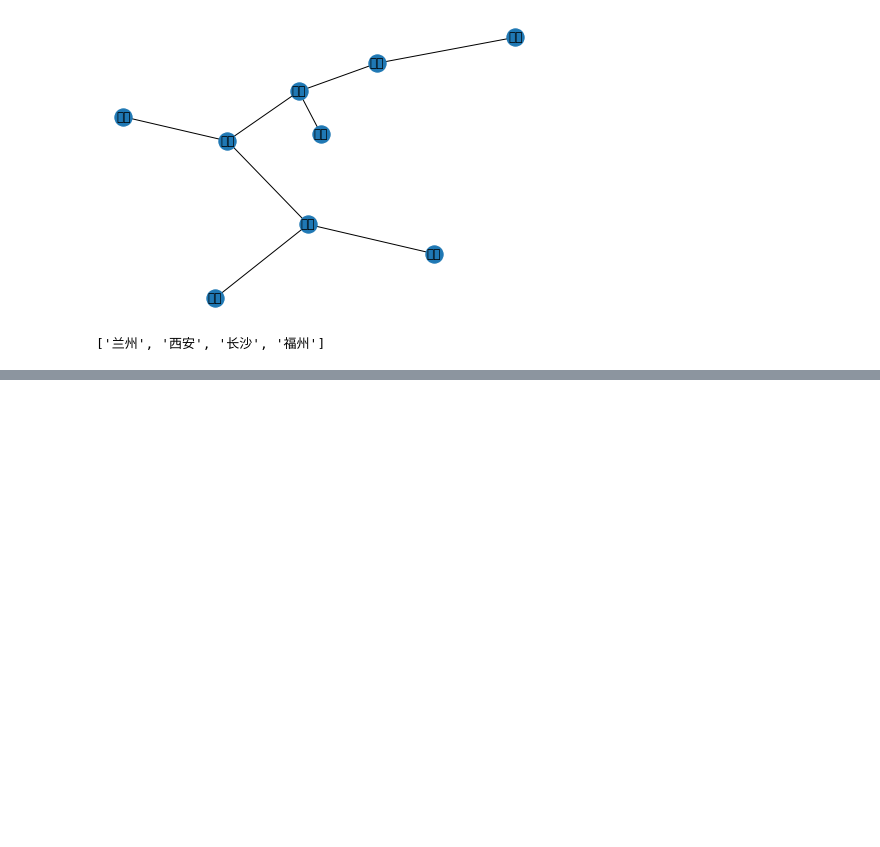
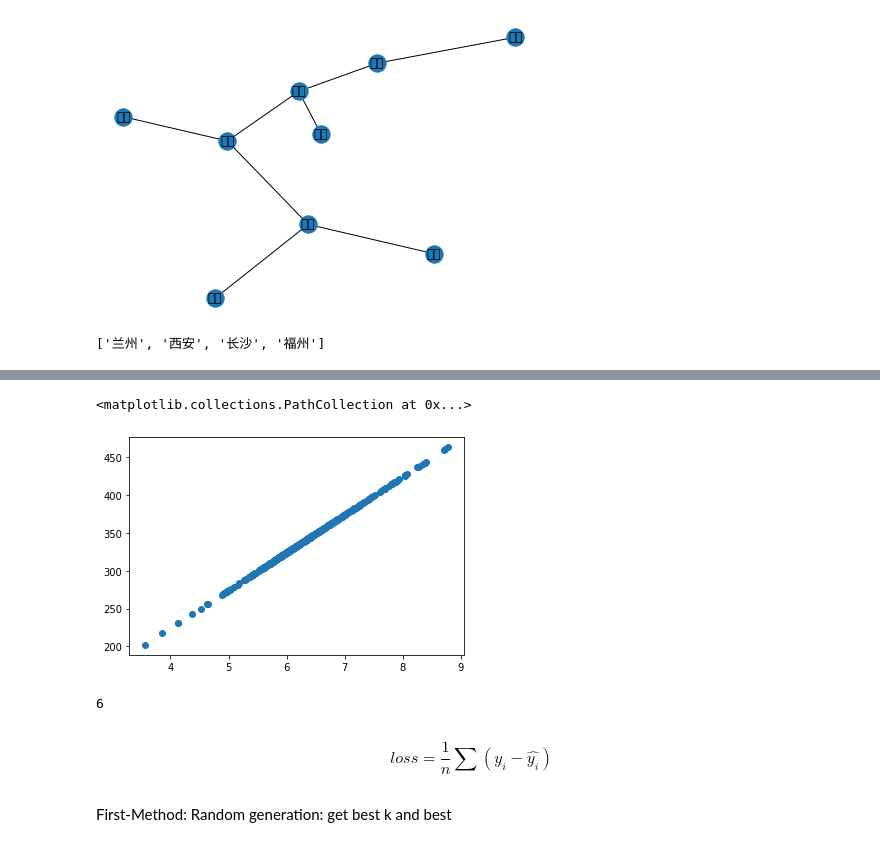
Before and after one commit to Jhon-Chen/NLP_Learning, a Jupyter notebook: Artificial_Intelligence_For_NLP/Lesson_02.ipynb, the cells around one changed output, grey strips where cells are left out. Cells and saved outputs as stored; diff of their text form; code cells hidden in the pictures; blank space fills up the shorter version.

```diff
--- a/Artificial_Intelligence_For_NLP/Lesson_02.ipynb
+++ b/Artificial_Intelligence_For_NLP/Lesson_02.ipynb
@@ -206,0 +319,15 @@ search('兰州', '福州', simple_connection_info)
+# %%
+def price(rm, k, b):
+    """f(x) = kx + b"""
+    return k * rm + b
+# %%
+k = random.randint(-100, 100)
+b = random.randint(-100, 100)
+x_rm = x[:, 5]
+# %%
+price_by_random_k_and_b = [price(r, k, b) for r in x_rm]
+# %%
+plt.scatter(x_rm, price_by_random_k_and_b)
+# %% [output]
+<matplotlib.collections.PathCollection at 0x...>
+[figure, added]
@@ -206,0 +337,8 @@ search('兰州', '福州', simple_connection_info)
+# %%
+loss([1, 1, 1], [2, 2, 3])
+# %% [output]
+6
+# %% [markdown]
+$$ loss = \frac{1}{n} \sum{(y_i - \hat{y_i})} $$
+# %% [markdown]
+First-Method: Random generation: get best k and best
```
Also changed, not shown: parts of 22 cells of this notebook.
